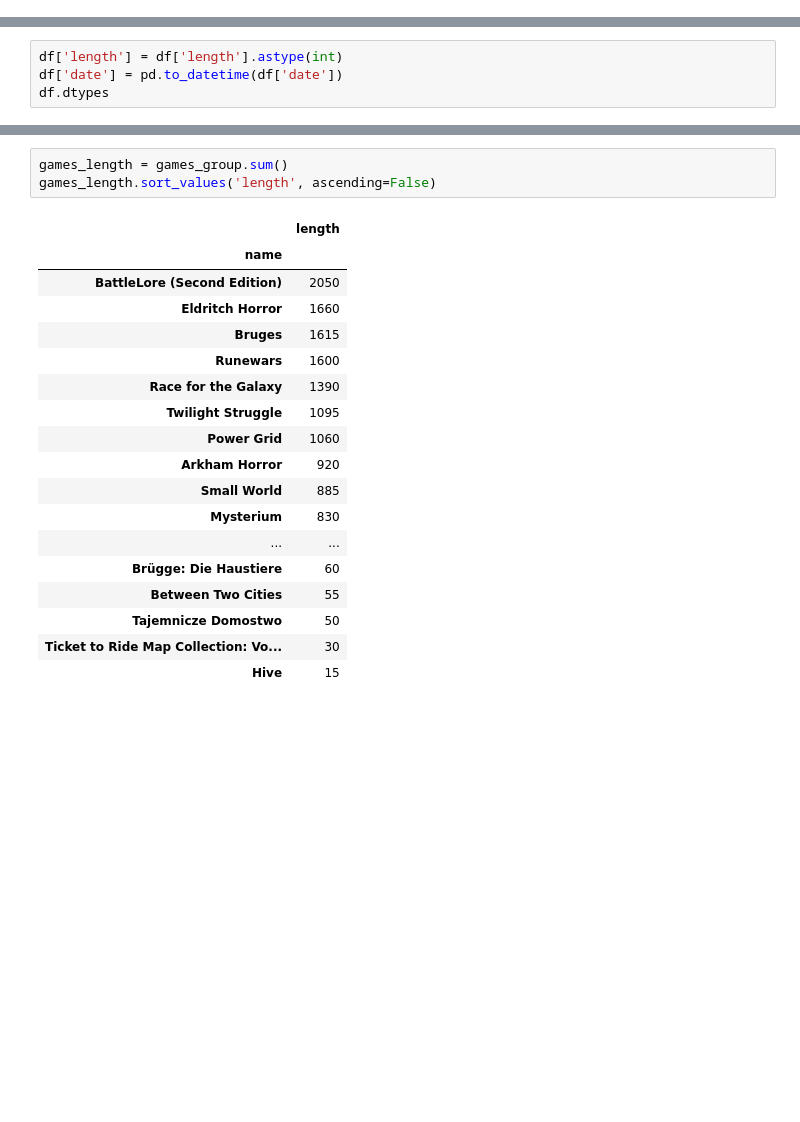
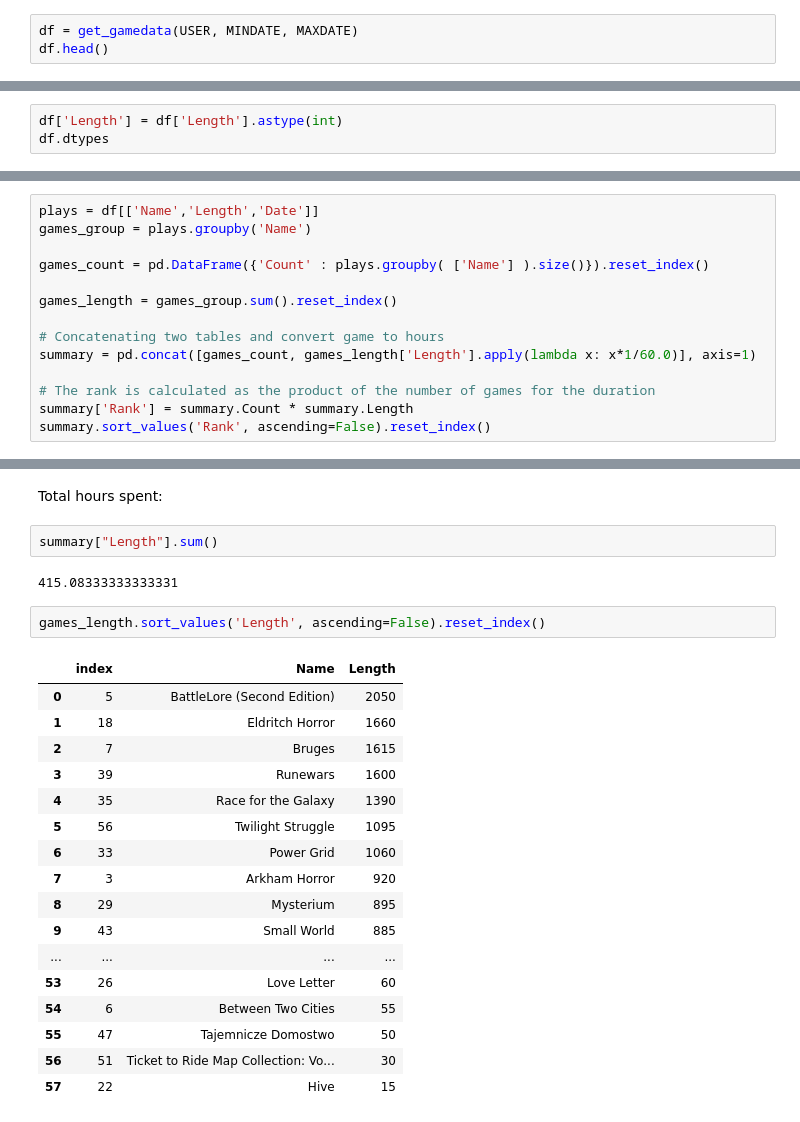
Before and after one commit to banzayats/bgg_xml_stats, a Jupyter notebook: BGG_stats.ipynb, the cells around one changed output, grey strips where cells are left out. Drawn from its saved outputs; the diff is of its cells as text; blank space fills up the shorter version.

```diff
--- a/BGG_stats.ipynb
+++ b/BGG_stats.ipynb
@@ -51,0 +42,3 @@ df.head()
+# %%
+df = get_gamedata(USER, MINDATE, MAXDATE)
+df.head()
@@ -56,5 +56,4 @@ df.shape
 # %%
-df['length'] = df['length'].astype(int)
-df['date'] = pd.to_datetime(df['date'])
+df['Length'] = df['Length'].astype(int)
 df.dtypes
 # %% [output]
@@ -88,0 +66,14 @@ pd.DataFrame({'count' : plays.groupby( ['name'] ).size()}).reset_index()
+# %%
+plays = df[['Name','Length','Date']]
+games_group = plays.groupby('Name')
+
+games_count = pd.DataFrame({'Count' : plays.groupby( ['Name'] ).size()}).reset_index()
+
+games_length = games_group.sum().reset_index()
+
+# Concatenating two tables and convert game to hours
+summary = pd.concat([games_count, games_length['Length'].apply(lambda x: x*1/60.0)], axis=1)
+
+# The rank is calculated as the product of the number of games for the duration
+summary['Rank'] = summary.Count * summary.Length
+summary.sort_values('Rank', ascending=False).reset_index()
@@ -89,23 +98,27 @@ pd.DataFrame({'count' : plays.groupby( ['name'] ).size()}).reset_index()
+# %% [markdown]
+Total hours spent:
+# %%
+summary["Length"].sum()
+# %% [output]
+415.08333333333331
 # %%
-games_length = games_group.sum()
-games_length.sort_values('length', ascending=False)
+games_length.sort_values('Length', ascending=False).reset_index()
 # %% [output]
-|  | length |
-| name |  |
-| BattleLore (Second Edition) | 2050 |
-| Eldritch Horror | 1660 |
-| Bruges | 1615 |
-| Runewars | 1600 |
-| Race for the Galaxy | 1390 |
-| Twilight Struggle | 1095 |
-| Power Grid | 1060 |
-| Arkham Horror | 920 |
-| Small World | 885 |
-| Mysterium | 830 |
-| ... | ... |
-| Brügge: Die Haustiere | 60 |
-| Between Two Cities | 55 |
-| Tajemnicze Domostwo | 50 |
-| Ticket to Ride Map Collection: Vo... | 30 |
-| Hive | 15 |
+|  | index | Name | Length |
+| 0 | 5 | BattleLore (Second Edition) | 2050 |
+| 1 | 18 | Eldritch Horror | 1660 |
+| 2 | 7 | Bruges | 1615 |
+| 3 | 39 | Runewars | 1600 |
+| 4 | 35 | Race for the Galaxy | 1390 |
+| 5 | 56 | Twilight Struggle | 1095 |
+| 6 | 33 | Power Grid | 1060 |
+| 7 | 3 | Arkham Horror | 920 |
+| 8 | 29 | Mysterium | 895 |
+| 9 | 43 | Small World | 885 |
+| ... | ... | ... | ... |
+| 53 | 26 | Love Letter | 60 |
+| 54 | 6 | Between Two Cities | 55 |
+| 55 | 47 | Tajemnicze Domostwo | 50 |
+| 56 | 51 | Ticket to Ride Map Collection: Vo... | 30 |
+| 57 | 22 | Hive | 15 |
 # %%
```
Also changed, not shown: parts of 24 cells of this notebook, 2 other files.
